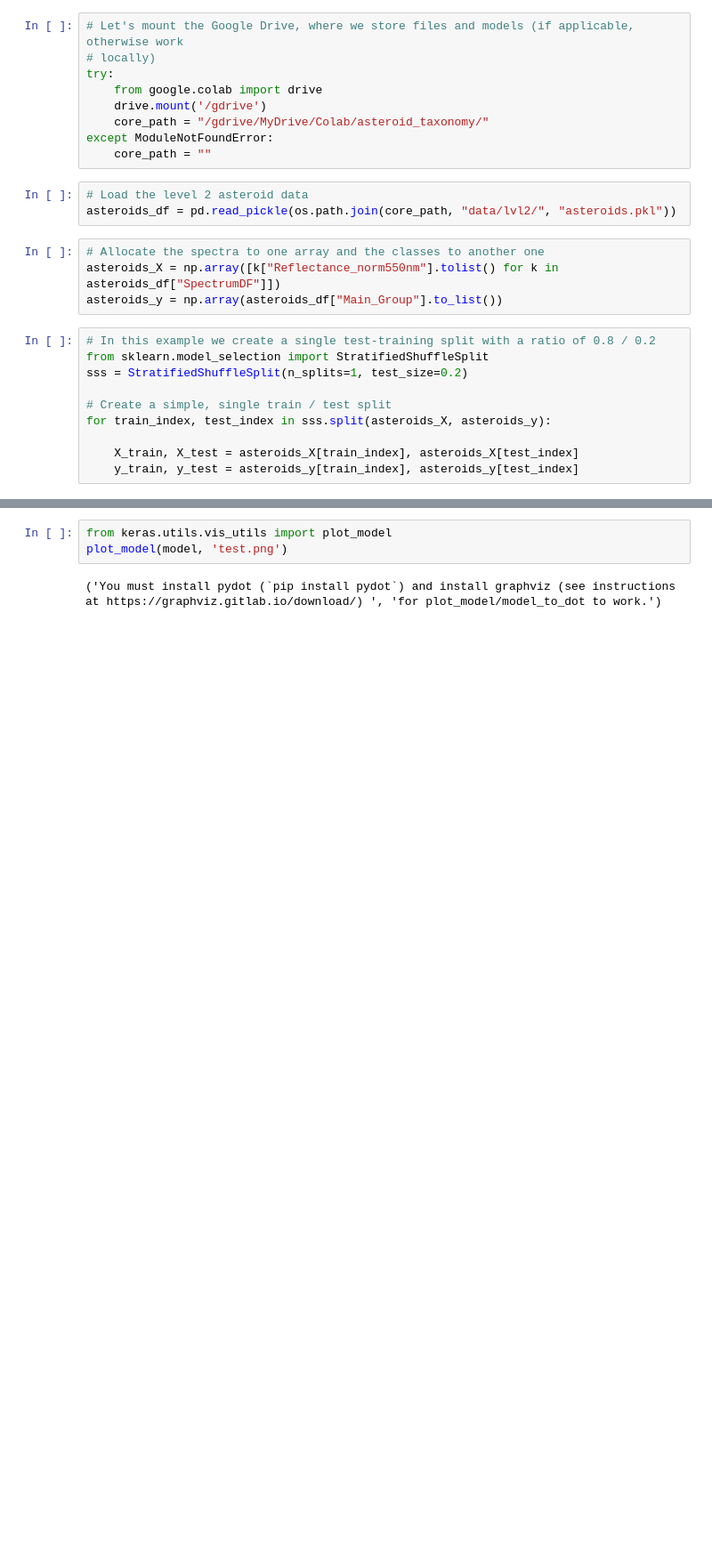
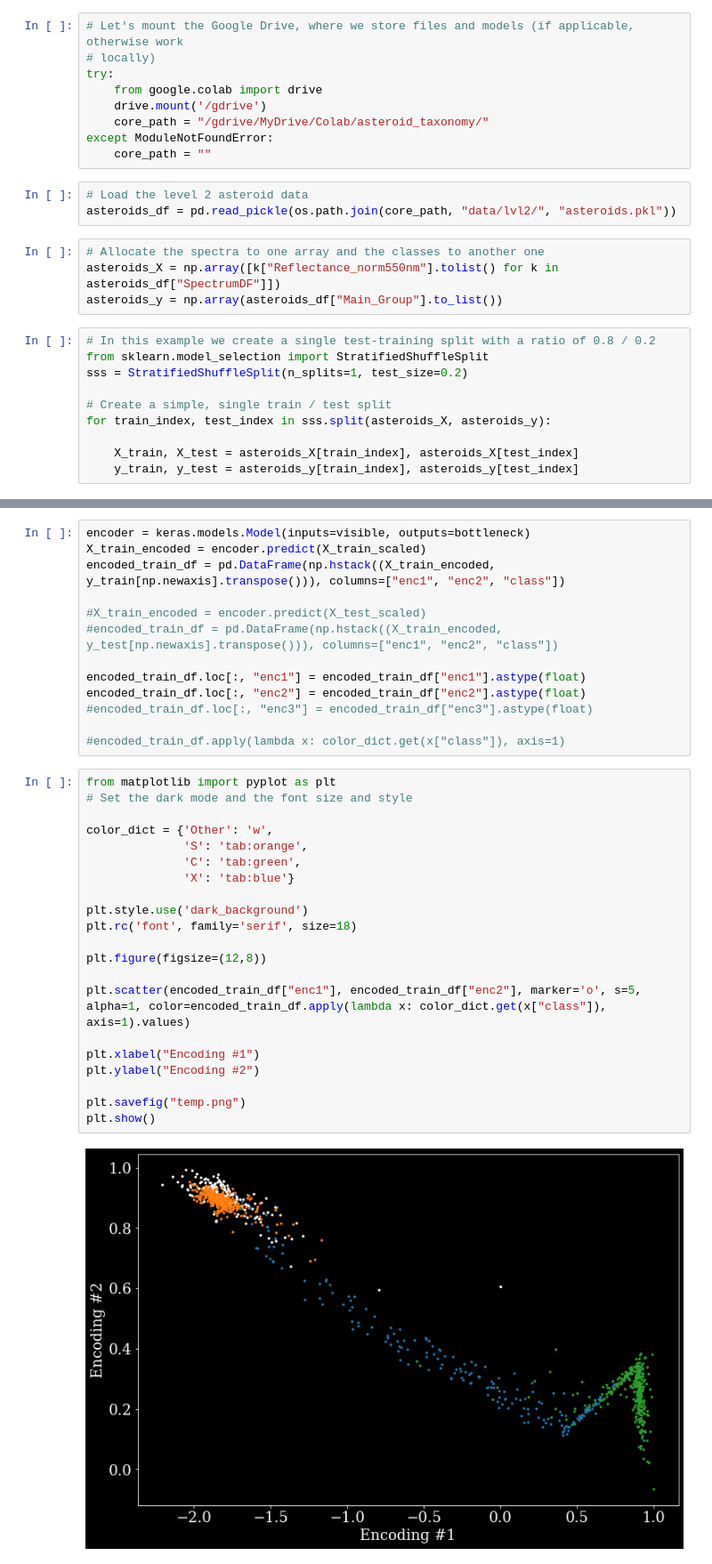
Before and after one commit to ThomasAlbin/sandbox, a Jupyter notebook: asteroid_taxonomy/5_4_dl_autoencoder.ipynb, the cells around one changed output, grey strips where cells are left out. Shown at 89% size. Saved outputs shown, nothing was run; the diff lists cells and outputs as text; blank space fills up the shorter version.

```diff
--- a/asteroid_taxonomy/5_4_dl_autoencoder.ipynb
+++ b/asteroid_taxonomy/5_4_dl_autoencoder.ipynb
@@ -118,5 +144,36 @@ Epoch 25/25
 # %%
-from keras.utils.vis_utils import plot_model
-plot_model(model, 'test.png')
+encoder = keras.models.Model(inputs=visible, outputs=bottleneck)
+X_train_encoded = encoder.predict(X_train_scaled)
+encoded_train_df = pd.DataFrame(np.hstack((X_train_encoded, y_train[np.newaxis].transpose())), columns=["enc1", "enc2", "class"])
+
+#X_train_encoded = encoder.predict(X_test_scaled)
+#encoded_train_df = pd.DataFrame(np.hstack((X_train_encoded, y_test[np.newaxis].transpose())), columns=["enc1", "enc2", "class"])
+
+encoded_train_df.loc[:, "enc1"] = encoded_train_df["enc1"].astype(float)
+encoded_train_df.loc[:, "enc2"] = encoded_train_df["enc2"].astype(float)
+#encoded_train_df.loc[:, "enc3"] = encoded_train_df["enc3"].astype(float)
+
+#encoded_train_df.apply(lambda x: color_dict.get(x["class"]), axis=1)
-# %% [output]
-('You must install pydot (`pip install pydot`) and install graphviz (see instructions at https://graphviz.gitlab.io/download/) ', 'for plot_model/model_to_dot to work.')
+# %%
+from matplotlib import pyplot as plt
+# Set the dark mode and the font size and style
+
+color_dict = {'Other': 'w',
+              'S': 'tab:orange',
+              'C': 'tab:green',
+              'X': 'tab:blue'}
+
+plt.style.use('dark_background')
+plt.rc('font', family='serif', size=18)
+
+plt.figure(figsize=(12,8))
+
+plt.scatter(encoded_train_df["enc1"], encoded_train_df["enc2"], marker='o', s=5, alpha=1, color=encoded_train_df.apply(lambda x: color_dict.get(x["class"]), axis=1).values)
+
+plt.xlabel("Encoding #1")
+plt.ylabel("Encoding #2")
+
+plt.savefig("temp.png")
+plt.show()
+# %% [output]
+[figure, added]
```
Also changed, not shown: parts of 4 cells of this notebook.
